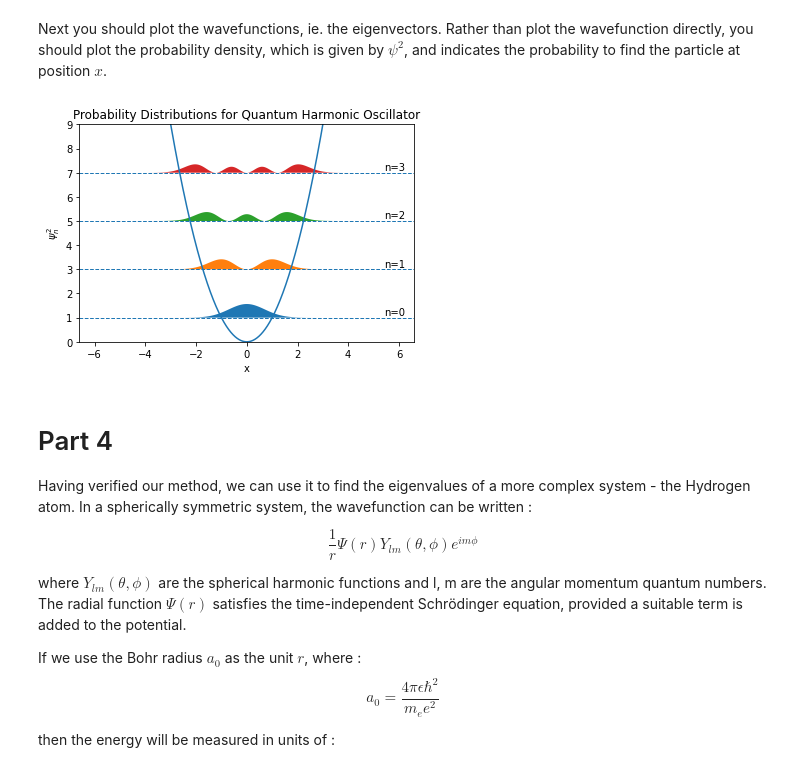
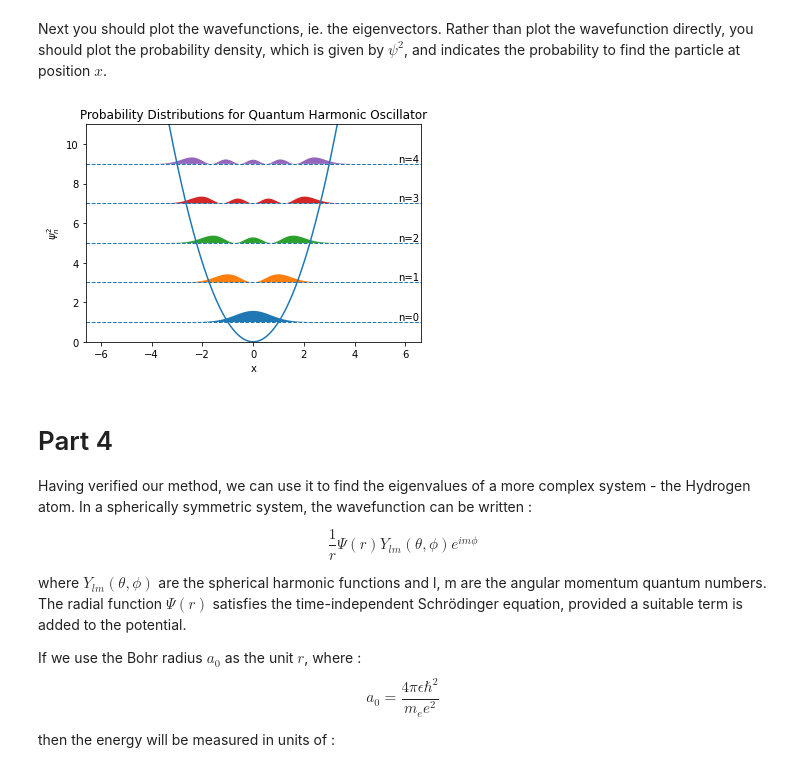
Before and after one commit to sam-you-ell/Computational-Physics, a Jupyter notebook: LinAlgEx2.ipynb, the cells around one changed output. Cells and saved outputs as stored; diff of their text form; code cells hidden in the pictures.

```diff
--- a/LinAlgEx2.ipynb
+++ b/LinAlgEx2.ipynb
@@ -167,18 +164,26 @@ Plott eigen values against theoretical, show that it diverges away from theoreti
 # %% [markdown]
 Next you should plot the wavefunctions, ie. the eigenvectors.  Rather than plot the wavefunction directly, you should plot the probability density, which is given by $\psi^2$, and indicates the probability to find the particle at position $x$.
-# %%
-#plt.xlim((x[0], x[-1]))
-plt.ylim((0, 9))
-plt.title("Probability Distributions for Quantum Harmonic Oscillator")
-plt.xlabel('x')
-plt.ylabel('$\psi^2_n$')
-plt.plot(points, potential_qho(points))
-for i in range(4):
-    plt.axhline(eigenvalues[i], ls = '--', lw = 1)
-    plt.fill_between(points, eigenvalues[i], eigenvalues[i] + eigenvectors[:,i]**2, lw = 0)
-    plt.text(points[-100], 0.1+eigenvalues[i], f"n={i}")
-# %% [output]
-[figure, removed]
+# %%
+
+def plot_quantum(n, x, v, eigenvalues, eigenvectors):
+    """
+    Plotting function so that several probability distribution plots can be produced for different n, where n is the number of eigenvalues to plot.
+    Plots the probability distributions on top of their respective energy levels. The potential well is also plotted for visualisation.
+    """
+    plt.xlabel('x')
+    plt.ylabel('$\psi^2_n$')
+    plt.plot(x, v) #plot the potential on top to show the effect of the potential well on the wavefunctions
+    plt.ylim((0, eigenvalues[n])) #limit on y-axis so that distributions can be seen clearly
+    plt.title("Probability Distributions for Quantum Harmonic Oscillator")
+    for i in range(n): #for loop to add several distributions at different energies
+        plt.axhline(eigenvalues[i], ls = '--', lw = 1) #energy levels/eigenvalues
+        plt.fill_between(x, eigenvalues[i], eigenvalues[i] + eigenvectors[:,i]**2, lw = 0)
+        plt.text(x[-50], 0.1+eigenvalues[i], f"n={i}")
+    plt.show()
+
+plot_quantum(5, points, potential_qho(points), eigenvalues, eigenvectors)
+# %% [output]
+[figure, added]
 # %% [markdown]
 # Part 4
 
```
Also changed, not shown: parts of 13 cells of this notebook.
